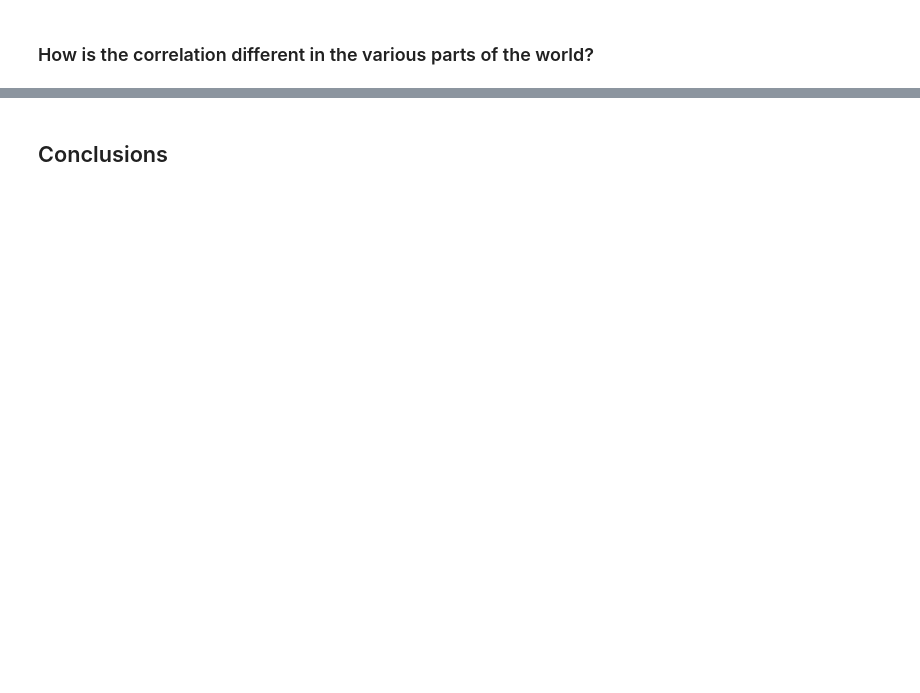
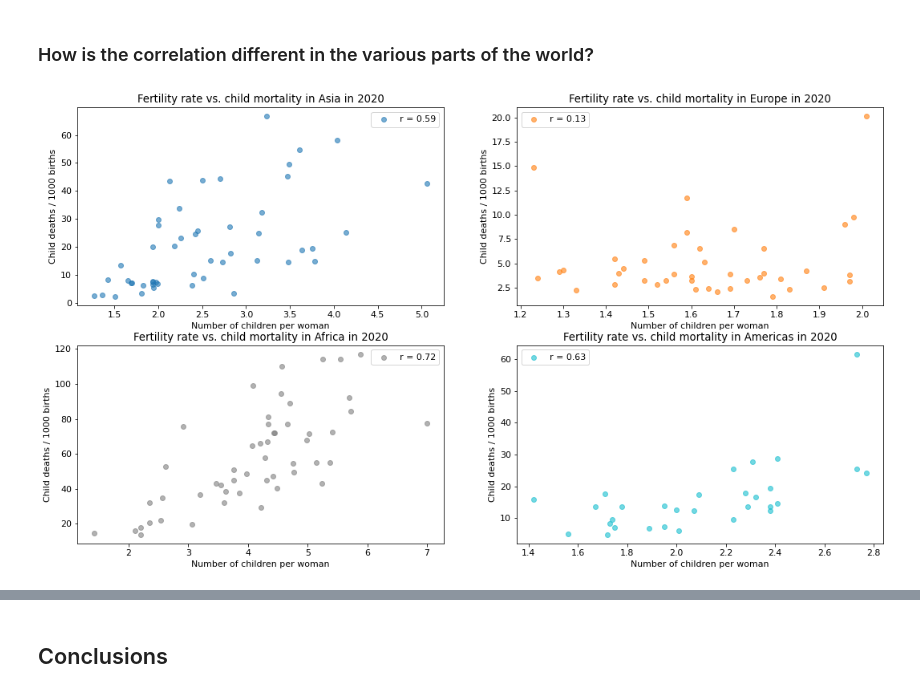
Before and after one commit to zoraaroz/global-fertility-rate, a Jupyter notebook: global-fertility-rate.ipynb, the cells around one changed output, grey strips where cells are left out. Saved outputs shown, nothing was run; the diff lists cells and outputs as text; code cells hidden in the pictures; blank space fills up the shorter version.

```diff
--- a/global-fertility-rate.ipynb
+++ b/global-fertility-rate.ipynb
@@ -386,2 +404,23 @@ plt.legend();
 # %% [markdown]
 ### How is the correlation different in the various parts of the world?
+# %%
+year = '2020'
+col = ['tab:blue','tab:orange','tab:gray','tab:cyan'];
+
+# Indicator: child mortality
+fig = plt.figure(figsize=(18,10))
+plt.rcParams.update({'font.size': 11})
+i = 1
+for reg in df_geo.four_regions.unique():
+    plt.subplot(2, 2, i)
+    x = df_fertility[df_fertility['four_regions']==reg] # x-axis
+    y = df_mortality[df_mortality['four_regions']==reg] # y-axis
+    r = x.corrwith(y[year])[year] # correlation coefficient
+    plt.scatter(x[year], y[year], alpha=.6, color=col[i-1], label='r = {}'.format(round(r,2)));
+    plt.title('Fertility rate vs. child mortality in {} in {}'.format(reg.title(),year))
+    plt.xlabel('Number of children per woman')
+    plt.ylabel('Child deaths / 1000 births')
+    plt.legend();
+    i += 1
+# %% [output]
+[figure, added]
```
Also changed, not shown: parts of 13 cells of this notebook.
